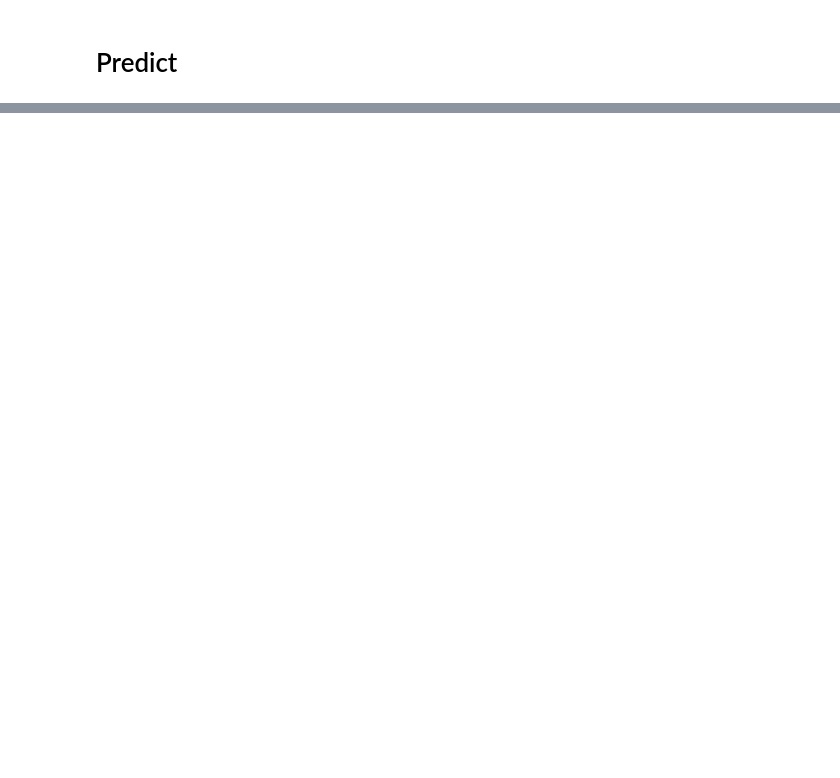
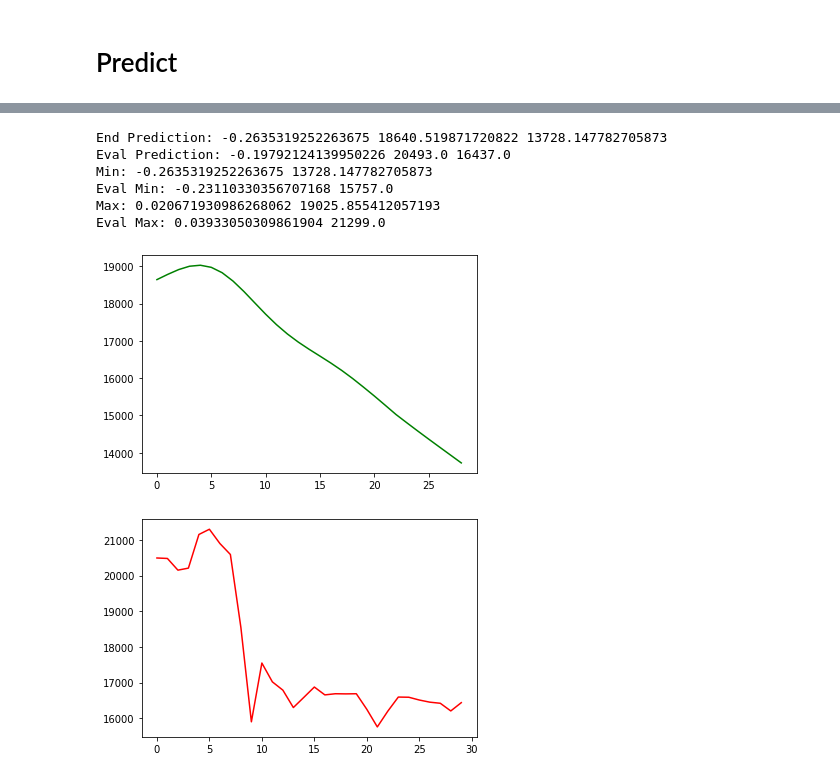
Before and after one commit to alirezaght/bitcoin-price-prediction, a Jupyter notebook: train.ipynb, the cells around one changed output, grey strips where cells are left out. Cells and saved outputs as stored; diff of their text form; code cells hidden in the pictures; blank space fills up the shorter version.

```diff
--- a/train.ipynb
+++ b/train.ipynb
@@ -45,8 +45,8 @@ oil_csv = pd.read_csv('oil-price.csv', keep_default_na=False)
 
 
 feed_days = 90
-indicators = 5
-evaluate_days = 0
+indicators = 3
+evaluate_days = 30
 
 oils = {}
 # oils_vols = {}
@@ -85,7 +85,7 @@ for i in range(0, len(gold_csv)):
     eth_price = float(eth_csv.iloc[index].name[3]) # open price
     # eth_vol = float(eth_csv.iloc[index][0])
     index += 1
-    original.append([btc_price, btc_vol, gold_price, eth_price, oil_price])
+    original.append([btc_price, gold_price, oil_price])
 original = np.array(original[::-1])
 
 print("Length of btc data: ", len(btc_csv))
@@ -130,13 +134,15 @@ print(tf.__version__)
 batch_size = 32
 alpha = 2.5
 direction = None
+# tf.config.run_functions_eagerly(True)
 def custom_loss(y, y_pred):
   global direction
-
-  paddings = tf.constant([[0, 0], [0, batch_size - tf.shape(y_pred).shape[0]]])
-  if tf.shape(y_pred).shape[0] < batch_size:
-    y = tf.pad(y, paddings)
-    y_pred = tf.pad(y_pred, paddings)
+  # if tf.size(y).numpy() < batch_size:
+    # paddings = tf.constant([[0, batch_size - tf.size(y).numpy()], [0, 0]])
+    # y = tf.pad(y, paddings)
+    # if (tf.size(y_pred).numpy() < batch_size):
+      # paddings = tf.constant([[0, batch_size - tf.size(y_pred).numpy()], [0, 0]])
+      # y_pred = tf.pad(y_pred, paddings)
   t = y * y_pred
   indices = tf.where(t < 0)[:, 0]
   indices = tf.reshape(indices, (len(indices), 1))
@@ -145,10 +151,10 @@ def custom_loss(y, y_pred):
   updates = K.cast(tf.ones_like(indices), dtype='float32')
   updates = updates * alpha
 
+  direction.assign(tf.ones_like(y))
+
   if len(indices) > 0:
     direction.assign(tf.tensor_scatter_nd_update(direction, indices, updates))
-  else:
-    direction.assign(tf.ones_like(y_pred))
 
 
   custom_loss = K.mean(tf.multiply(K.square(y - y_pred), direction), axis=-1)
@@ -180,7 +186,7 @@ model.add(layers.Dropout(0.2))
 model.add(layers.LSTM(32))
 model.add(layers.Dropout(0.2))
 
-# model.add(layers.Dense(units = 32, activation="relu"))
+model.add(layers.Dense(units = 32, activation="relu"))
 
 model.add(layers.Dense(units = 1))
 model.compile(optimizer="adam", loss=custom_loss)
@@ -203,7 +225,7 @@ x = np.reshape(x, (1, feed_days, indicators))
 res_array = np.array([])
 y_array = np.array([])
 for i in range(1, predict_days):
-  res = scaler.inverse_transform(np.reshape(np.array([model.predict(x)[0], 0, 0, 0, 0]), (1, indicators)))
+  res = scaler.inverse_transform(np.reshape(np.array([model.predict(x)[0], 0, 0]), (1, indicators)))
   y_array = np.append(y_array, res[0][0])
   res_array = np.append(res_array, res[0][0])
   res_array = np.append(res_array, original[len(original) - 1 - evaluate_days][1:])
@@ -231,3 +253,4 @@ if evaluate_days > 0:
 print("Max:", (max(y_array) - y_array[0])/y_array[0], max(y_array))
 if evaluate_days > 0:
   print("Eval Max:", (max(e_array) - e_array[0])/e_array[0], max(e_array))
+# %% [output]
@@ -233,0 +286,8 @@ if evaluate_days > 0:
+End Prediction: -0.2635319252263675 18640.519871720822 13728.147782705873
+Eval Prediction: -0.19792124139950226 20493.0 16437.0
+Min: -0.2635319252263675 13728.147782705873
+Eval Min: -0.23110330356707168 15757.0
+Max: 0.020671930986268062 19025.855412057193
+Eval Max: 0.03933050309861904 21299.0
+[figure, added]
+[figure, added]
```
Also changed, not shown: parts of 3 cells of this notebook.
